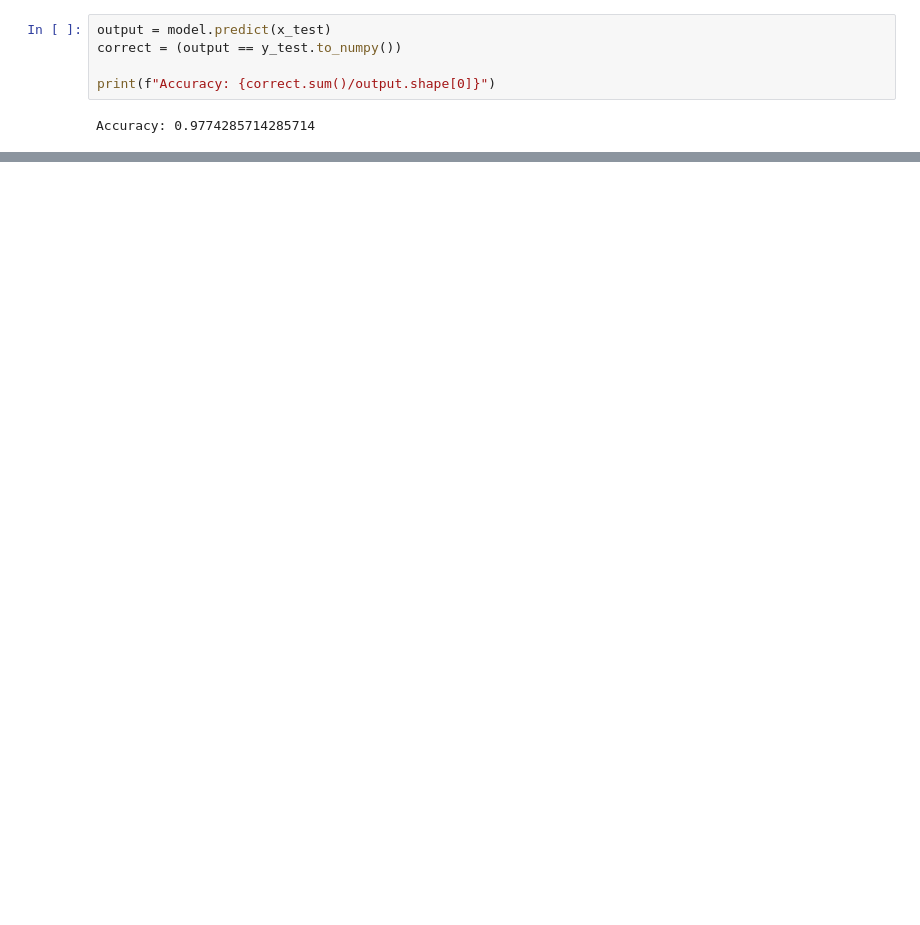
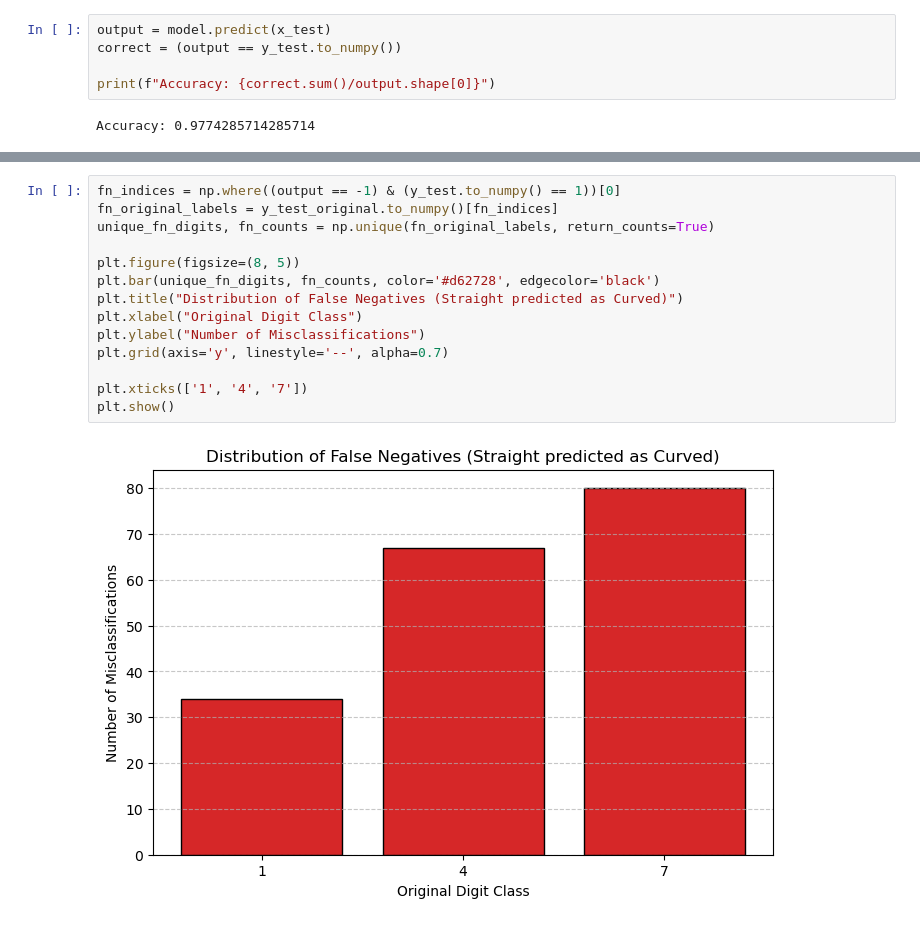
Before and after one commit to tarek-moh/The-MNIST-Suite, a Jupyter notebook: models/svm-primal/svm-primal.ipynb, the cells around one changed output, grey strips where cells are left out. Drawn from its saved outputs; the diff is of its cells as text; blank space fills up the shorter version.

```diff
--- a/models/svm-primal/svm-primal.ipynb
+++ b/models/svm-primal/svm-primal.ipynb
@@ -206,0 +288,16 @@ Accuracy: 0.9774285714285714
+# %%
+fn_indices = np.where((output == -1) & (y_test.to_numpy() == 1))[0]
+fn_original_labels = y_test_original.to_numpy()[fn_indices]
+unique_fn_digits, fn_counts = np.unique(fn_original_labels, return_counts=True)
+
+plt.figure(figsize=(8, 5))
+plt.bar(unique_fn_digits, fn_counts, color='#d62728', edgecolor='black')
+plt.title("Distribution of False Negatives (Straight predicted as Curved)")
+plt.xlabel("Original Digit Class")
+plt.ylabel("Number of Misclassifications")
+plt.grid(axis='y', linestyle='--', alpha=0.7)
+
+plt.xticks(['1', '4', '7'])
+plt.show()
+# %% [output]
+[figure, added]
```
Also changed, not shown: parts of 10 cells of this notebook, 1 other file.
